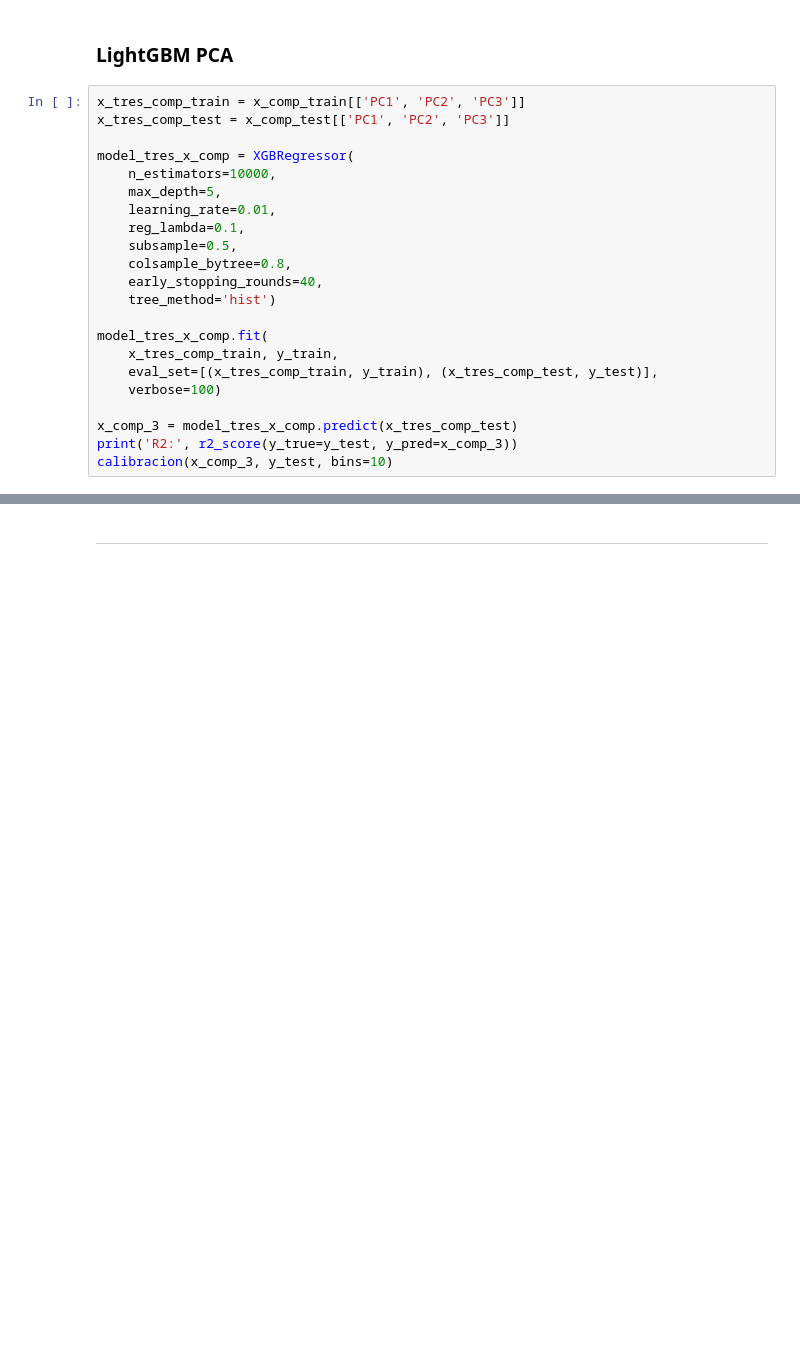
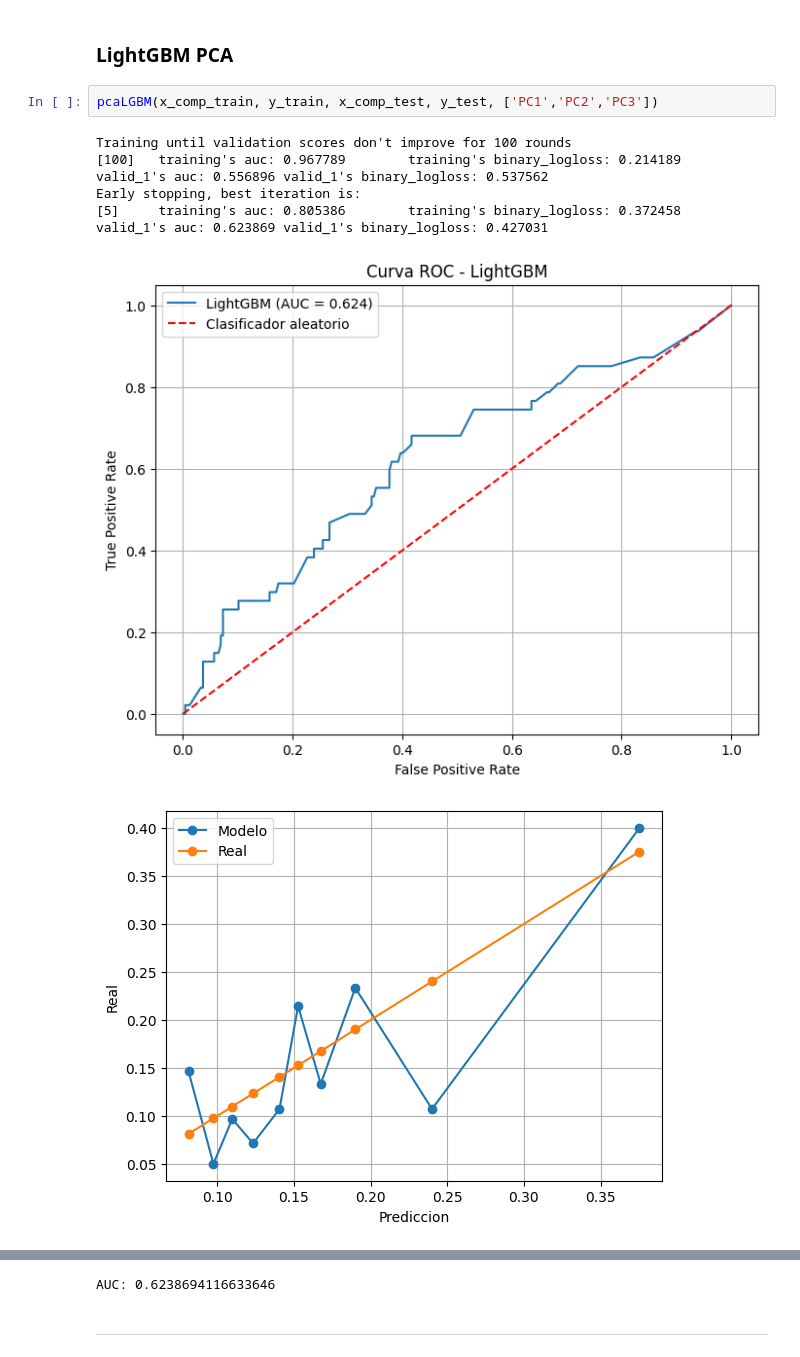
Before and after one commit to ppmelch/Lab-Aprendizaje-Estad-stico, a Jupyter notebook: Parcial 4/Examen 4/Examen 4 Práctico.ipynb, the cells around one changed output, grey strips where cells are left out. Saved outputs shown, nothing was run; the diff lists cells and outputs as text; blank space fills up the shorter version.

```diff
--- a/Parcial 4/Examen 4/Examen 4 Práctico.ipynb
+++ b/Parcial 4/Examen 4/Examen 4 Práctico.ipynb
@@ -507,24 +586,11 @@ AUC XGBoost: 0.8043
 # %% [markdown]
 ### LightGBM PCA
 # %%
-x_tres_comp_train = x_comp_train[['PC1', 'PC2', 'PC3']]
-x_tres_comp_test = x_comp_test[['PC1', 'PC2', 'PC3']]
-
-model_tres_x_comp = XGBRegressor(
-    n_estimators=10000,
-    max_depth=5,
-    learning_rate=0.01,
-    reg_lambda=0.1,
-    subsample=0.5,
-    colsample_bytree=0.8,
-    early_stopping_rounds=40,
-    tree_method='hist')
-
-model_tres_x_comp.fit(
-    x_tres_comp_train, y_train,
-    eval_set=[(x_tres_comp_train, y_train), (x_tres_comp_test, y_test)],
-    verbose=100)
-
-x_comp_3 = model_tres_x_comp.predict(x_tres_comp_test)
-print('R2:', r2_score(y_true=y_test, y_pred=x_comp_3))
-calibracion(x_comp_3, y_test, bins=10)
+pcaLGBM(x_comp_train, y_train, x_comp_test, y_test, ['PC1','PC2','PC3'])
+# %% [output]
+Training until validation scores don't improve for 100 rounds
+[100]   training's auc: 0.967789        training's binary_logloss: 0.214189     valid_1's auc: 0.556896 valid_1's binary_logloss: 0.537562
+Early stopping, best iteration is:
+[5]     training's auc: 0.805386        training's binary_logloss: 0.372458     valid_1's auc: 0.623869 valid_1's binary_logloss: 0.427031
+[figure, added]
+[figure, added]
@@ -531,2 +599,3 @@ calibracion(x_comp_3, y_test, bins=10)
+AUC: 0.6238694116633646
 # %% [markdown]
 ---
```
Also changed, not shown: parts of 38 cells of this notebook.
